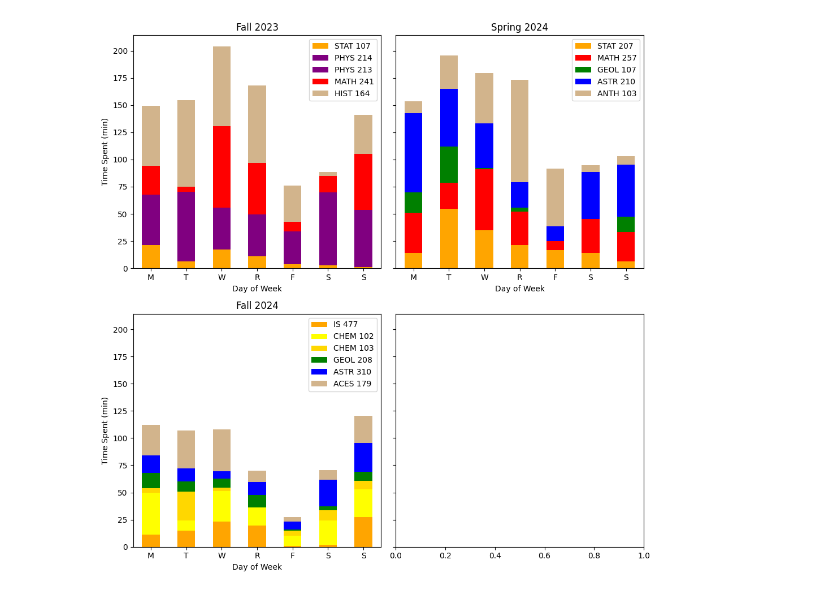
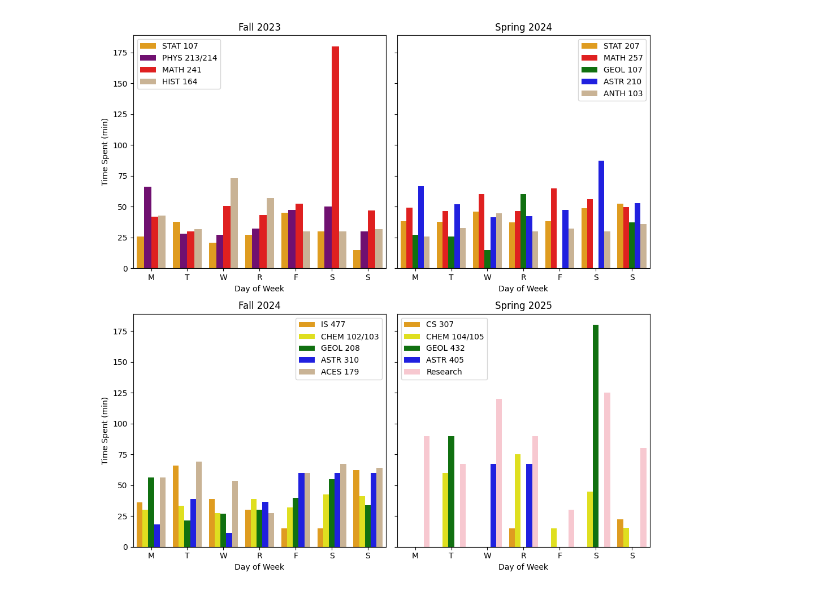
Before and after one commit to ryguy2k4/studytime, a Jupyter notebook: src/bar_plots.ipynb, the cells around one changed output. Drawn from its saved outputs; the diff is of its cells as text; code cells hidden in the pictures.

```diff
--- a/src/bar_plots.ipynb
+++ b/src/bar_plots.ipynb
@@ -88,30 +66,34 @@ fig.savefig("../results/day_of_week_by_class_barplot.png")
-# %%
-fig, ax = plt.subplots(2,2, figsize=[10,10], sharey=True)
-
-# Fa23
-fa23_by_weekday.plot(kind='bar', stacked=True, color=['orange', 'purple', 'purple', 'red', 'tan'], ax=ax[0,0])
-ax[0,0].set_xticklabels(["M", "T", "W", "R", "F", "S", "S"], rotation=0)
-ax[0,0].legend(fa23_by_weekday.columns, loc='upper right')
-ax[0,0].set_title("Fall 2023")
-ax[0,0].set_ylabel("Time Spent (min)")
-ax[0,0].set_xlabel("Day of Week")
-
-# Sp24
-sp24_by_weekday.plot(kind='bar', stacked=True, color=['orange', 'red', 'green', 'blue', 'tan'], ax=ax[0,1])
-ax[0,1].set_xticklabels(["M", "T", "W", "R", "F", "S", "S"], rotation=0)
-ax[0,1].legend(sp24_by_weekday.columns, loc='upper right')
-ax[0,1].set_title("Spring 2024")
-ax[0,1].set_xlabel("Day of Week")
-
-# Sp24
-fa24_by_weekday.plot(kind='bar', stacked=True, color=['orange', 'yellow', 'gold', 'green', 'blue', 'tan'], ax=ax[1,0])
-ax[1,0].set_xticklabels(["M", "T", "W", "R", "F", "S", "S"], rotation=0)
-ax[1,0].legend(fa24_by_weekday.columns, loc='upper right')
-ax[1,0].set_title("Fall 2024")
-ax[1,0].set_ylabel("Time Spent (min)")
-ax[1,0].set_xlabel("Day of Week")
-plt.tight_layout()
-
-fig.savefig("../results/day_of_week_by_class_stacked_barplot.png")
-# %% [output]
-[figure, removed]
+# %%
+fig, ax = plt.subplots(2,2, figsize=[10,10], sharey=True)
+
+for i, term in enumerate(['fa23', 'sp24', 'fa24', 'sp25']):
+    if i == 0:
+        x=0
+        y=0
+    if i == 1:
+        x=0
+        y=1
+    if i == 2:
+        x=1
+        y=0
+    if i == 3:
+        x=1
+        y=1
+
+    bar_data = master[master['term'] == term].set_index(['term', 'week'])[['day of week', 'course', 'duration']].groupby(['day of week', 'course']).agg('mean').reset_index()
+    sns.barplot(bar_data, x='day of week', y='duration', hue='course', errorbar=('ci', False), hue_order=classes_and_colors[term]['order'], palette=classes_and_colors[term]['colors'], ax=ax[x,y])
+    ax[x,y].set_xticklabels(["M", "T", "W", "R", "F", "S", "S"], rotation=0)
+    handles, labels = ax[x,y].get_legend_handles_labels()
+    ax[x,y].legend(handles, labels)
+    ax[x,y].set_ylabel("Time Spent (min)")
+    ax[x,y].set_xlabel("Day of Week")
+
+ax[0,0].set_title("Fall 2023")
+ax[0,1].set_title("Spring 2024")
+ax[1,0].set_title("Fall 2024")
+ax[1,1].set_title("Spring 2025")
+
+plt.tight_layout()
+# fig.savefig("../results/day_of_week_by_class_barplot.png")
+# %% [output]
+[figure, added]
```
Also changed, not shown: parts of 8 cells of this notebook, 7 other files.
